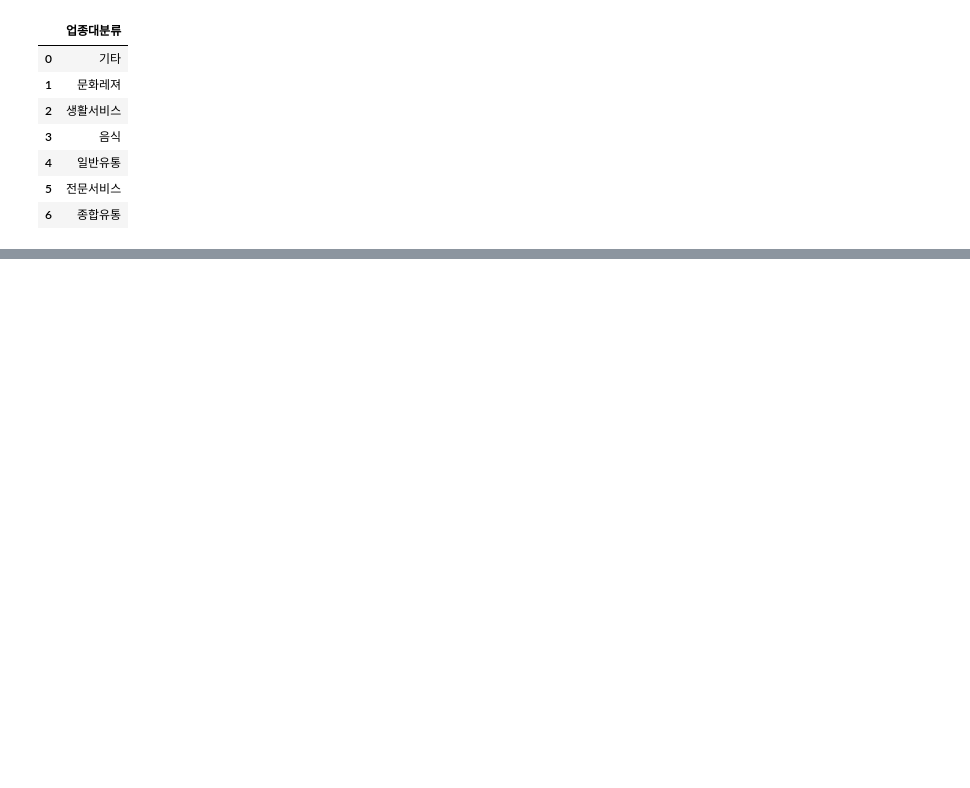
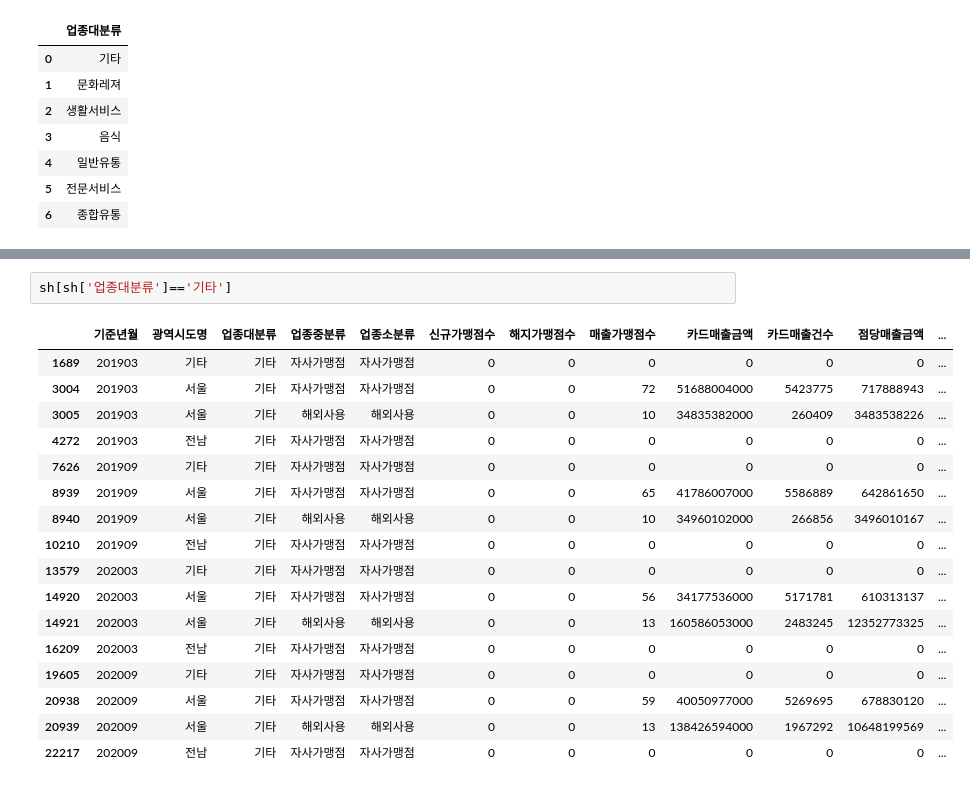
Before and after one commit to ghgit1798/2021-financial-competition, a Jupyter notebook: 신한카드_대분류_클러스터링.ipynb, the cells around one changed output, grey strips where cells are left out. Drawn from its saved outputs; the diff is of its cells as text; blank space fills up the shorter version.

```diff
--- a/신한카드_대분류_클러스터링.ipynb
+++ b/신한카드_대분류_클러스터링.ipynb
@@ -228,0 +257,20 @@ Name: 클러스터, dtype: int32
+# %%
+sh[sh['업종대분류']=='기타']
+# %% [output]
+|  | 기준년월 | 광역시도명 | 업종대분류 | 업종중분류 | 업종소분류 | 신규가맹점수 | 해지가맹점수 | 매출가맹점수 | 카드매출금액 | 카드매출건수 | 점당매출금액 | ... |
+| 1689 | 201903 | 기타 | 기타 | 자사가맹점 | 자사가맹점 | 0 | 0 | 0 | 0 | 0 | 0 | ... |
+| 3004 | 201903 | 서울 | 기타 | 자사가맹점 | 자사가맹점 | 0 | 0 | 72 | 51688004000 | 5423775 | 717888943 | ... |
+| 3005 | 201903 | 서울 | 기타 | 해외사용 | 해외사용 | 0 | 0 | 10 | 34835382000 | 260409 | 3483538226 | ... |
+| 4272 | 201903 | 전남 | 기타 | 자사가맹점 | 자사가맹점 | 0 | 0 | 0 | 0 | 0 | 0 | ... |
+| 7626 | 201909 | 기타 | 기타 | 자사가맹점 | 자사가맹점 | 0 | 0 | 0 | 0 | 0 | 0 | ... |
+| 8939 | 201909 | 서울 | 기타 | 자사가맹점 | 자사가맹점 | 0 | 0 | 65 | 41786007000 | 5586889 | 642861650 | ... |
+| 8940 | 201909 | 서울 | 기타 | 해외사용 | 해외사용 | 0 | 0 | 10 | 34960102000 | 266856 | 3496010167 | ... |
+| 10210 | 201909 | 전남 | 기타 | 자사가맹점 | 자사가맹점 | 0 | 0 | 0 | 0 | 0 | 0 | ... |
+| 13579 | 202003 | 기타 | 기타 | 자사가맹점 | 자사가맹점 | 0 | 0 | 0 | 0 | 0 | 0 | ... |
+| 14920 | 202003 | 서울 | 기타 | 자사가맹점 | 자사가맹점 | 0 | 0 | 56 | 34177536000 | 5171781 | 610313137 | ... |
+| 14921 | 202003 | 서울 | 기타 | 해외사용 | 해외사용 | 0 | 0 | 13 | 160586053000 | 2483245 | 12352773325 | ... |
+| 16209 | 202003 | 전남 | 기타 | 자사가맹점 | 자사가맹점 | 0 | 0 | 0 | 0 | 0 | 0 | ... |
+| 19605 | 202009 | 기타 | 기타 | 자사가맹점 | 자사가맹점 | 0 | 0 | 0 | 0 | 0 | 0 | ... |
+| 20938 | 202009 | 서울 | 기타 | 자사가맹점 | 자사가맹점 | 0 | 0 | 59 | 40050977000 | 5269695 | 678830120 | ... |
+| 20939 | 202009 | 서울 | 기타 | 해외사용 | 해외사용 | 0 | 0 | 13 | 138426594000 | 1967292 | 10648199569 | ... |
+| 22217 | 202009 | 전남 | 기타 | 자사가맹점 | 자사가맹점 | 0 | 0 | 0 | 0 | 0 | 0 | ... |
```
Also changed, not shown: parts of 10 cells of this notebook.
